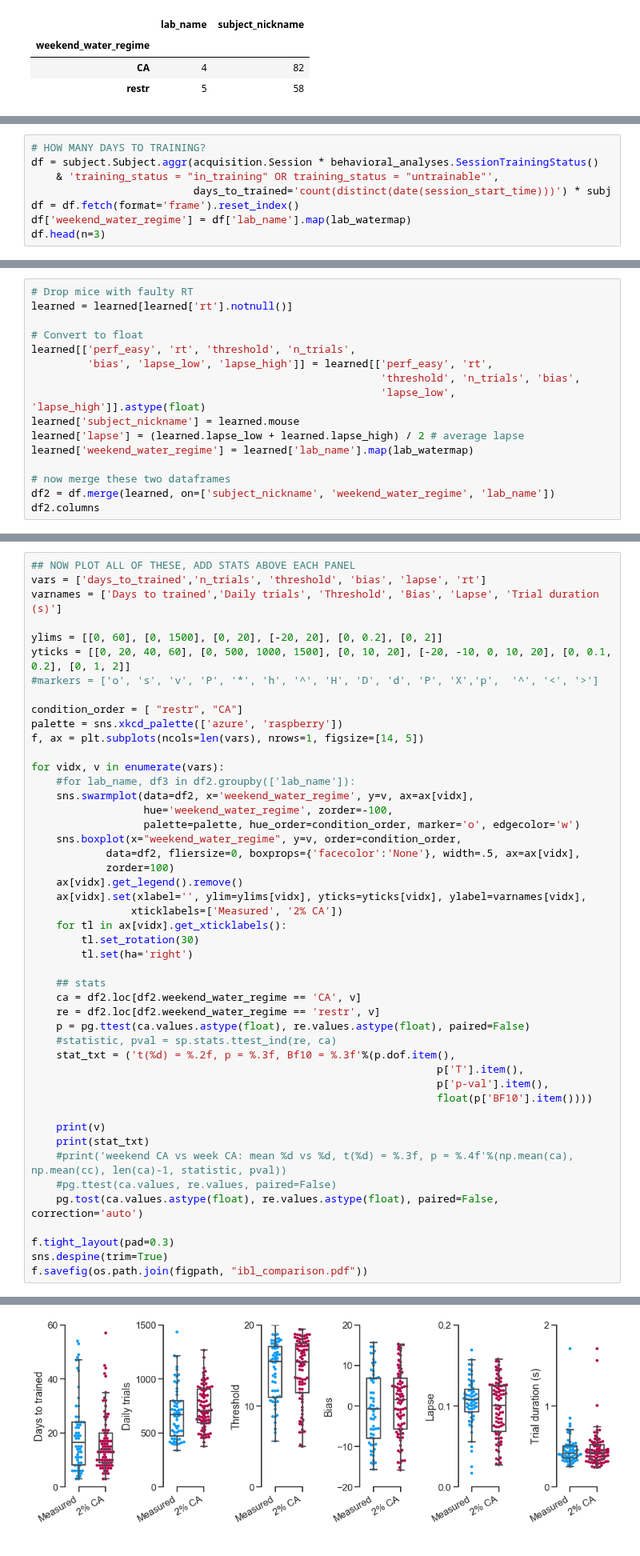
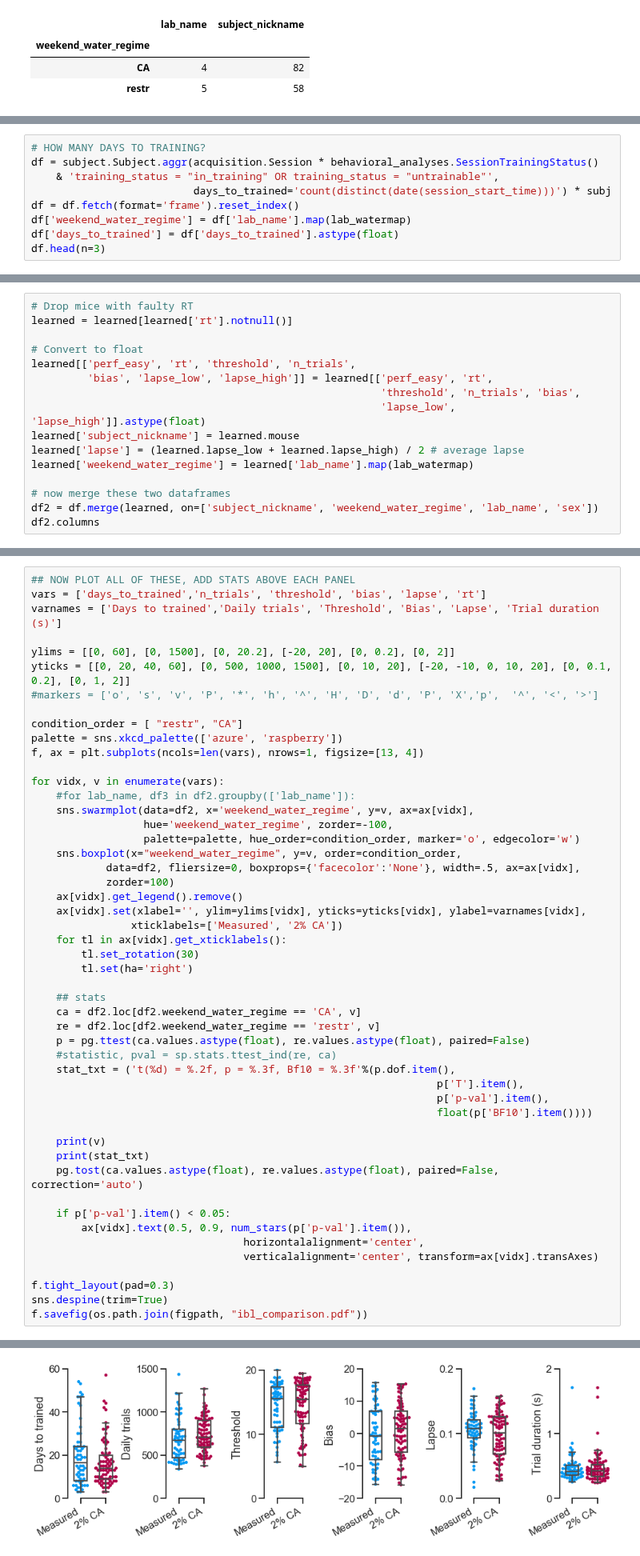
Before and after one commit to int-brain-lab/citricAcid, a Jupyter notebook: ibl_mice.ipynb, the cells around one changed output, grey strips where cells are left out. Shown at 80% size. Saved outputs shown, nothing was run; the diff lists cells and outputs as text.

```diff
--- a/ibl_mice.ipynb
+++ b/ibl_mice.ipynb
@@ -240,6 +286,7 @@ df = subject.Subject.aggr(acquisition.Session * behavioral_analyses.SessionTrain
                           days_to_trained='count(distinct(date(session_start_time)))') * subj
 df = df.fetch(format='frame').reset_index()
 df['weekend_water_regime'] = df['lab_name'].map(lab_watermap)
+df['days_to_trained'] = df['days_to_trained'].astype(float)
 df.head(n=3)
 # %% [output]
 |  | subject_uuid | lab_name | subject_project | days_to_trained | subject_nickname | sex | ... |
@@ -321,7 +368,7 @@ learned['lapse'] = (learned.lapse_low + learned.lapse_high) / 2 # average lapse
 learned['weekend_water_regime'] = learned['lab_name'].map(lab_watermap)
 
 # now merge these two dataframes
-df2 = df.merge(learned, on=['subject_nickname', 'weekend_water_regime', 'lab_name'])
+df2 = df.merge(learned, on=['subject_nickname', 'weekend_water_regime', 'lab_name', 'sex'])
 df2.columns
 # %% [output]
 Index(['subject_uuid', 'lab_name', 'subject_project', 'days_to_trained',
@@ -335,13 +394,13 @@ Index(['subject_uuid', 'lab_name', 'subject_project', 'days_to_trained',
 vars = ['days_to_trained','n_trials', 'threshold', 'bias', 'lapse', 'rt']
 varnames = ['Days to trained','Daily trials', 'Threshold', 'Bias', 'Lapse', 'Trial duration (s)']
 
-ylims = [[0, 60], [0, 1500], [0, 20], [-20, 20], [0, 0.2], [0, 2]]
+ylims = [[0, 60], [0, 1500], [0, 20.2], [-20, 20], [0, 0.2], [0, 2]]
 yticks = [[0, 20, 40, 60], [0, 500, 1000, 1500], [0, 10, 20], [-20, -10, 0, 10, 20], [0, 0.1, 0.2], [0, 1, 2]]
 #markers = ['o', 's', 'v', 'P', '*', 'h', '^', 'H', 'D', 'd', 'P', 'X','p',  '^', '<', '>']
 
 condition_order = [ "restr", "CA"]
 palette = sns.xkcd_palette(['azure', 'raspberry'])
-f, ax = plt.subplots(ncols=len(vars), nrows=1, figsize=[14, 5])
+f, ax = plt.subplots(ncols=len(vars), nrows=1, figsize=[13, 4])
 
 for vidx, v in enumerate(vars):
     #for lab_name, df3 in df2.groupby(['lab_name']):
@@ -361,36 +420,39 @@ for vidx, v in enumerate(vars):
     ## stats
     ca = df2.loc[df2.weekend_water_regime == 'CA', v]
     re = df2.loc[df2.weekend_water_regime == 'restr', v]
     p = pg.ttest(ca.values.astype(float), re.values.astype(float), paired=False)
     #statistic, pval = sp.stats.ttest_ind(re, ca)
     stat_txt = ('t(%d) = %.2f, p = %.3f, Bf10 = %.3f'%(p.dof.item(),
                                                                  p['T'].item(),
                                                                  p['p-val'].item(),
                                                                  float(p['BF10'].item())))
 
     print(v)
     print(stat_txt)
-    #print('weekend CA vs week CA: mean %d vs %d, t(%d) = %.3f, p = %.4f'%(np.mean(ca), np.mean(cc), len(ca)-1, statistic, pval))
-    #pg.ttest(ca.values, re.values, paired=False)
     pg.tost(ca.values.astype(float), re.values.astype(float), paired=False, correction='auto')
+
+    if p['p-val'].item() < 0.05:
+        ax[vidx].text(0.5, 0.9, num_stars(p['p-val'].item()),
+                                  horizontalalignment='center',
+                                  verticalalignment='center', transform=ax[vidx].transAxes)
 
 f.tight_layout(pad=0.3)
 sns.despine(trim=True)
 f.savefig(os.path.join(figpath, "ibl_comparison.pdf"))
 # %% [output]
 days_to_trained
 t(101) = -1.47, p = 0.145, Bf10 = 0.491
 n_trials
 t(104) = 1.33, p = 0.188, Bf10 = 0.410
 threshold
 t(128) = 0.10, p = 0.919, Bf10 = 0.185
 bias
 t(116) = 1.05, p = 0.297, Bf10 = 0.304
 lapse
 t(133) = -1.36, p = 0.175, Bf10 = 0.429
 rt
 t(128) = -0.03, p = 0.978, Bf10 = 0.184
-[figure, old version]
+[figure, new version]
 # %% [markdown]
 # IS THERE AN EFFECT OF MOUSE SEX?
 # %%
```
Also changed, not shown: parts of 12 cells of this notebook, 14 other files.
